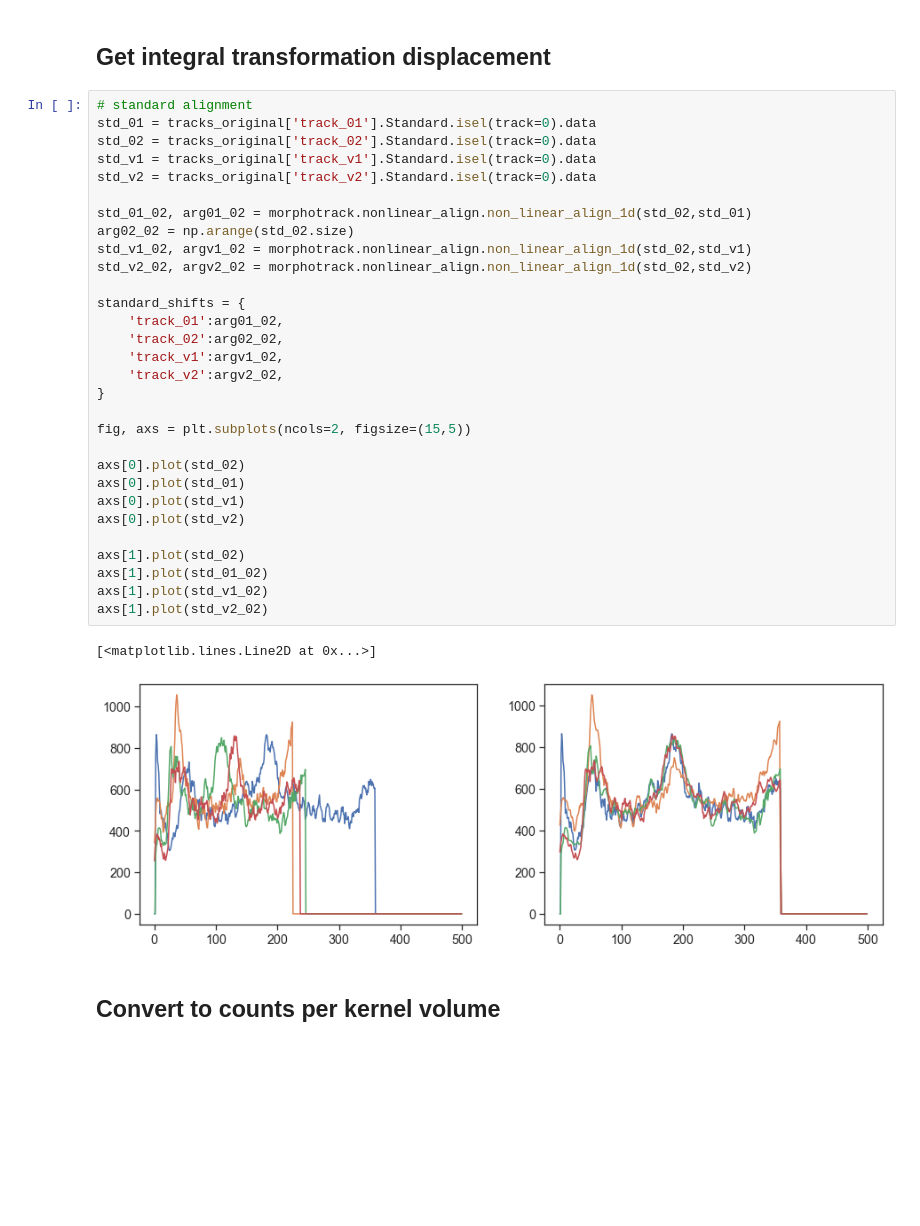
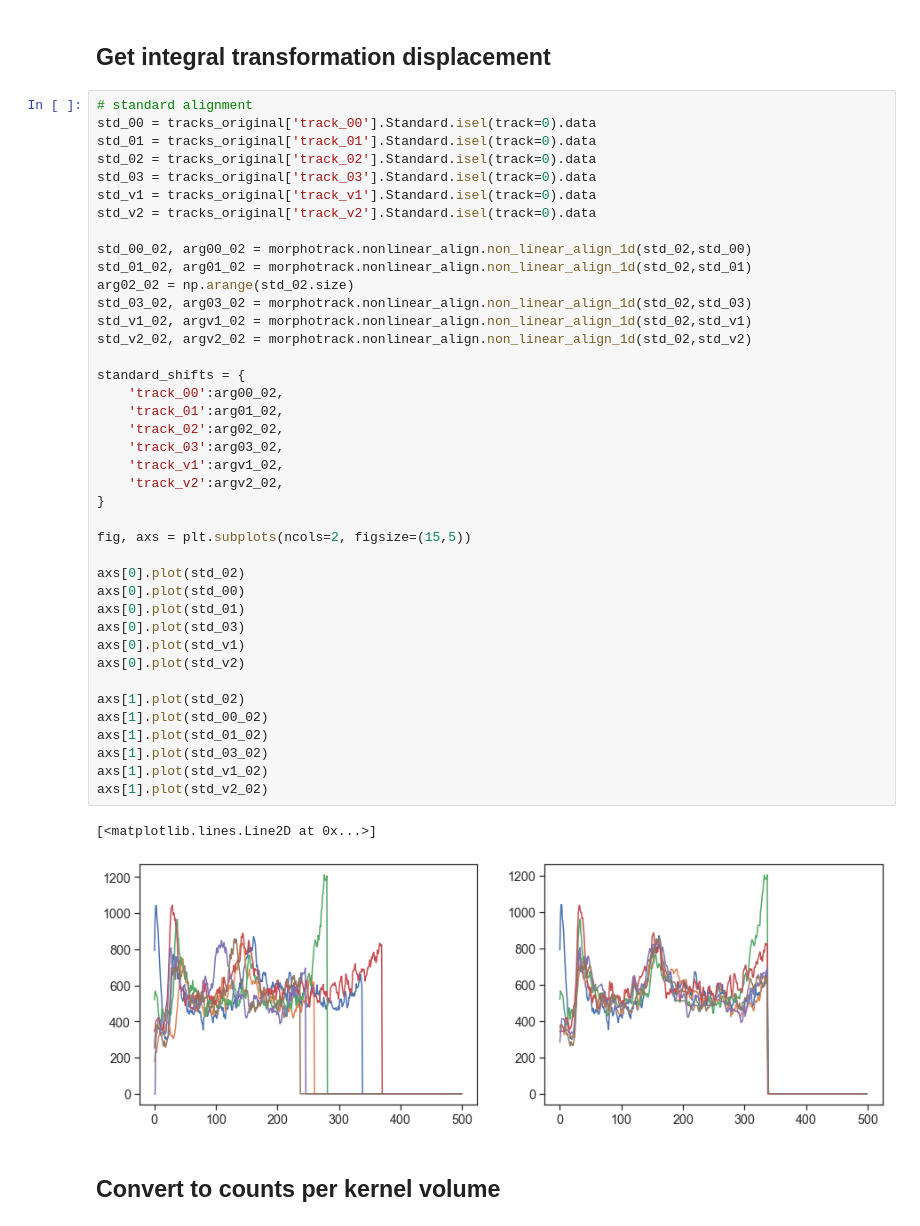
Before and after one commit to tatz-murakami/morphotrack, a Jupyter notebook: scripts/multi_cell_type_analysis.ipynb, the cells around one changed output. Saved outputs shown, nothing was run; the diff lists cells and outputs as text; blank space fills up the shorter version.

```diff
--- a/scripts/multi_cell_type_analysis.ipynb
+++ b/scripts/multi_cell_type_analysis.ipynb
@@ -147,37 +180,47 @@ for key in cell_coords:
 ## Get integral transformation displacement
 # %%
 # standard alignment
+std_00 = tracks_original['track_00'].Standard.isel(track=0).data
 std_01 = tracks_original['track_01'].Standard.isel(track=0).data
 std_02 = tracks_original['track_02'].Standard.isel(track=0).data
+std_03 = tracks_original['track_03'].Standard.isel(track=0).data
 std_v1 = tracks_original['track_v1'].Standard.isel(track=0).data
 std_v2 = tracks_original['track_v2'].Standard.isel(track=0).data
 
+std_00_02, arg00_02 = morphotrack.nonlinear_align.non_linear_align_1d(std_02,std_00)
 std_01_02, arg01_02 = morphotrack.nonlinear_align.non_linear_align_1d(std_02,std_01)
 arg02_02 = np.arange(std_02.size)
+std_03_02, arg03_02 = morphotrack.nonlinear_align.non_linear_align_1d(std_02,std_03)
 std_v1_02, argv1_02 = morphotrack.nonlinear_align.non_linear_align_1d(std_02,std_v1)
 std_v2_02, argv2_02 = morphotrack.nonlinear_align.non_linear_align_1d(std_02,std_v2)
 
 standard_shifts = {
+    'track_00':arg00_02,
     'track_01':arg01_02,
     'track_02':arg02_02,
+    'track_03':arg03_02,
     'track_v1':argv1_02,
     'track_v2':argv2_02,
 }
 
 fig, axs = plt.subplots(ncols=2, figsize=(15,5))
 
 axs[0].plot(std_02)
+axs[0].plot(std_00)
 axs[0].plot(std_01)
+axs[0].plot(std_03)
 axs[0].plot(std_v1)
 axs[0].plot(std_v2)
 
 axs[1].plot(std_02)
+axs[1].plot(std_00_02)
 axs[1].plot(std_01_02)
+axs[1].plot(std_03_02)
 axs[1].plot(std_v1_02)
 axs[1].plot(std_v2_02)
 # %% [output]
 [<matplotlib.lines.Line2D at 0x...>]
-[figure, old version]
+[figure, new version]
 # %% [markdown]
 ## Convert to counts per kernel volume
 # %%
```
Also changed, not shown: parts of 69 cells of this notebook, 8 other files.
